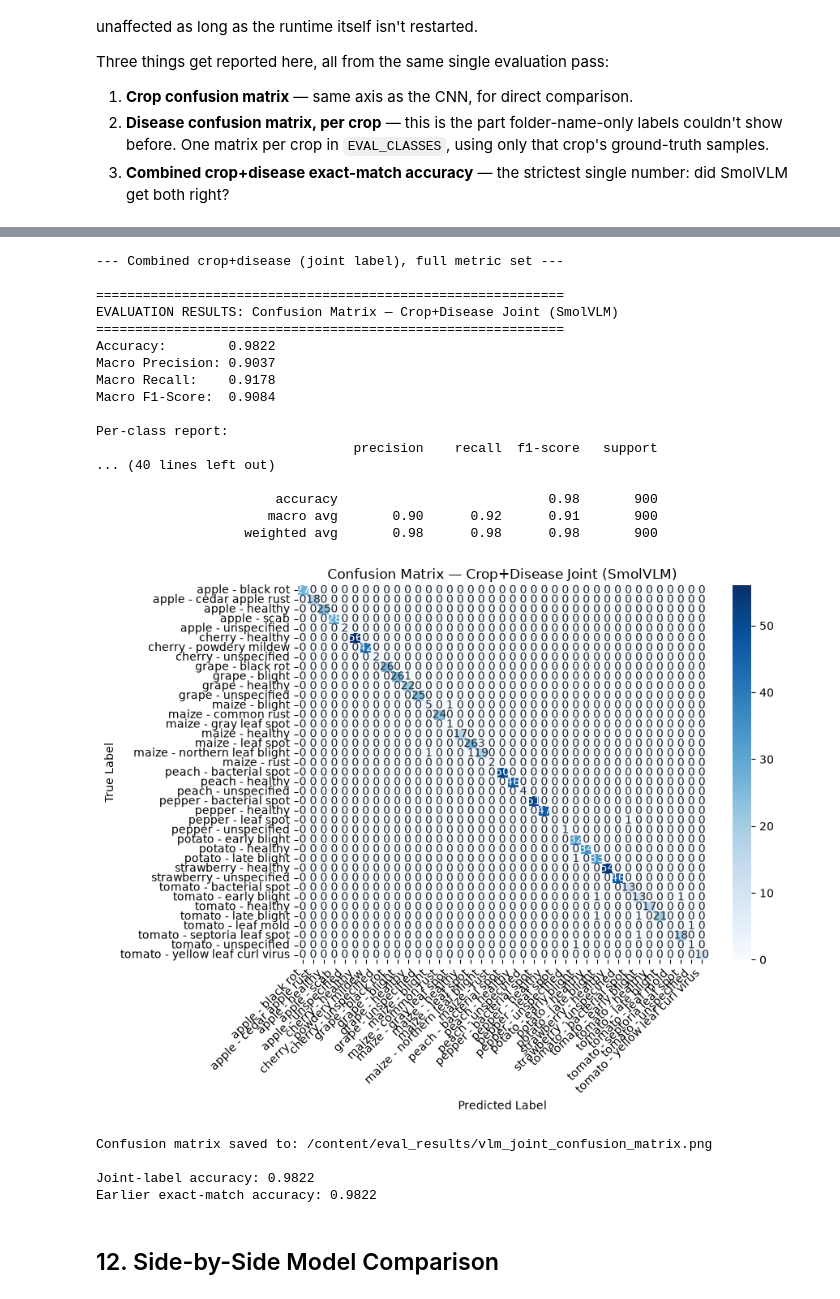
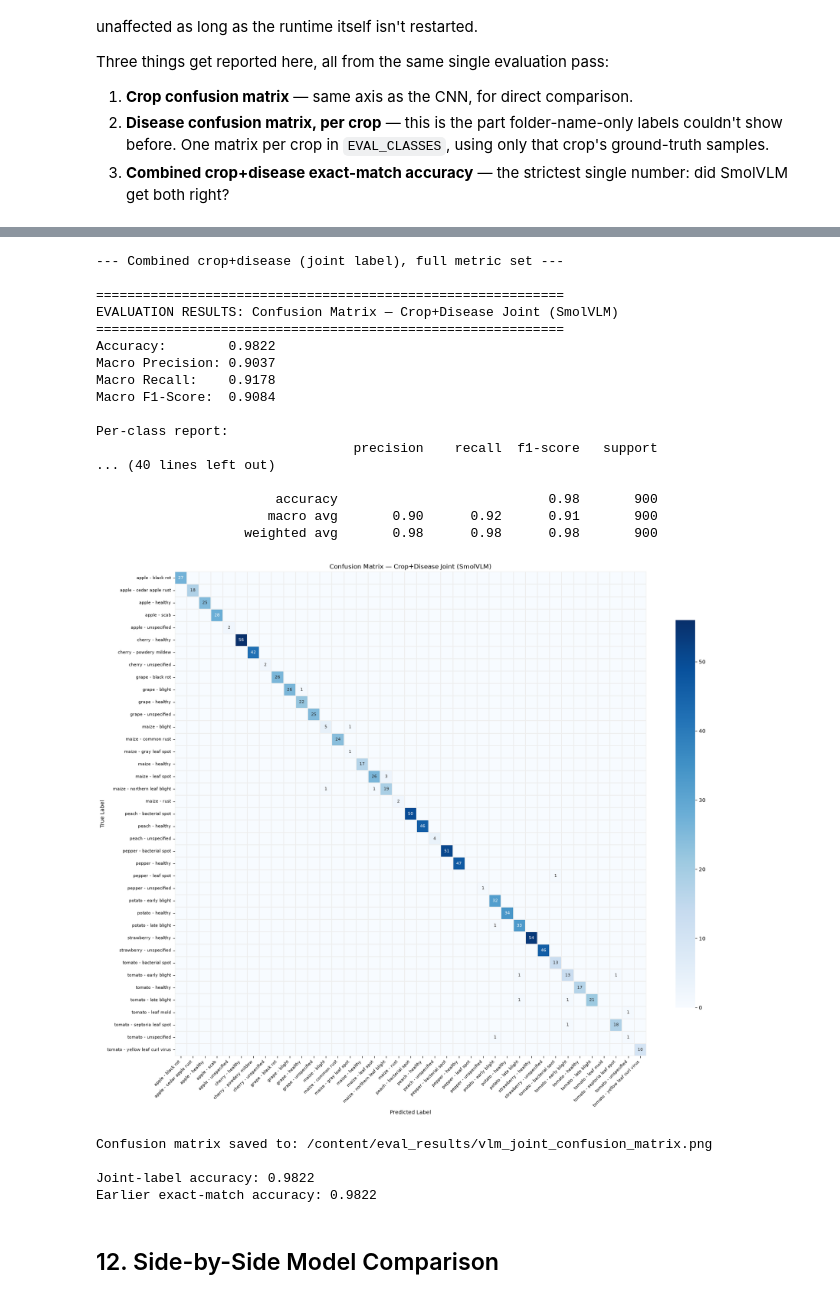
Before and after one commit to sushant0107/nepal-crop-disease-diagnosis, a Jupyter notebook: results/crop_disease_model_evaluations.ipynb, the cells around one changed output, grey strips where cells are left out. Cells and saved outputs as stored; diff of their text form; code cells hidden in the pictures.

```diff
--- a/results/crop_disease_model_evaluations.ipynb
+++ b/results/crop_disease_model_evaluations.ipynb
@@ -932,11 +932,20 @@ def evaluate_vlm_model(model_name, samples, progress_every=10):
     }
 
 
-def compute_and_report_metrics(y_true, y_pred, class_names, model_name, save_prefix, title=None):
+def compute_and_report_metrics(
+    y_true, y_pred, class_names, model_name, save_prefix, title=None,
+    figsize=None, annot_zeros=True, tick_fontsize=None,
+):
     """
     Computes Accuracy, Macro P/R/F1, prints a classification report, and plots
-    a confusion matrix for a single label axis (crop, or one crop's disease
-    set, or the pooled disease set).
+    a confusion matrix for a single label axis (crop, one crop's disease set,
+    the pooled disease set, or the full crop+disease joint label).
+
+    figsize / annot_zeros / tick_fontsize exist for large label sets (e.g. the
+    ~34-class crop+disease joint matrix) where the default sizing makes every
+    cell's "0" annotation and every tick label overlap into an unreadable
+    block. Small matrices (a single crop's 3-9 diseases) look fine with the
+    defaults and don't need these set.
     """
     # Include any stray predicted labels (e.g. "unknown", "other", "error")
     # in the confusion matrix axes rather than silently dropping them.
@@ -957,14 +966,29 @@ def compute_and_report_metrics(y_true, y_pred, class_names, model_name, save_pre
     print("\nPer-class report:")
     print(classification_report(y_true, y_pred, labels=class_names, zero_division=0))
 
+    n_labels = len(labels_for_cm)
     cm = confusion_matrix(y_true, y_pred, labels=labels_for_cm)
-    plt.figure(figsize=(9, 7))
-    sns.heatmap(cm, annot=True, fmt="d", cmap="Blues",
-                xticklabels=labels_for_cm, yticklabels=labels_for_cm)
+
+    # Blank the annotation on empty cells so a big sparse matrix reads as a
+    # clean block-diagonal shape instead of a wall of "0"s fighting the real
+    # counts for attention.
+    annot = cm.astype(str)
+    if not annot_zeros:
+        annot = np.where(cm == 0, "", cm.astype(str))
+
+    fig_w, fig_h = figsize if figsize else (max(9, n_labels * 0.45), max(7, n_labels * 0.4))
+    plt.figure(figsize=(fig_w, fig_h))
+    sns.heatmap(
+        cm, annot=annot, fmt="s", cmap="Blues",
+        xticklabels=labels_for_cm, yticklabels=labels_for_cm,
+        annot_kws={"fontsize": tick_fontsize} if tick_fontsize else None,
+        cbar_kws={"shrink": 0.8}, linewidths=0.3, linecolor="#eeeeee",
+    )
     plt.title(title or f"Confusion Matrix — {model_name}")
     plt.xlabel("Predicted Label")
     plt.ylabel("True Label")
-    plt.xticks(rotation=45, ha="right")
+    plt.xticks(rotation=45, ha="right", fontsize=tick_fontsize)
+    plt.yticks(fontsize=tick_fontsize)
     plt.tight_layout()
 
     cm_path = RESULTS_DIR / f"{save_prefix}_confusion_matrix.png"
@@ -1304,34 +1328,41 @@ joint_classes = sorted(set(y_joint_true))  # ground-truth joint classes only
 print("--- Combined crop+disease (joint label), full metric set ---")
 vlm_joint_metrics = compute_and_report_metrics(
     y_joint_true, y_joint_pred, joint_classes,
     model_name="SmolVLM-256M (LoRA) — Crop+Disease Joint",
     save_prefix="vlm_joint",
     title="Confusion Matrix — Crop+Disease Joint (SmolVLM)",
+    # ~34 joint classes overwhelms the default sizing (every empty cell's "0"
+    # competes with the real counts, tick labels overlap). A bigger canvas,
+    # blanked-out zero cells, and smaller tick text keep the block-diagonal
+    # shape (each crop's diseases only confuse within that crop) legible.
+    figsize=(18, 15),
+    annot_zeros=False,
+    tick_fontsize=8,
 )
 
 # Sanity check: should exactly match the earlier both_correct figure
 print(f"\nJoint-label accuracy: {vlm_joint_metrics['accuracy']:.4f}")
 print(f"Earlier exact-match accuracy: {vlm_combined_exact_match_accuracy:.4f}")
 assert abs(vlm_joint_metrics["accuracy"] - vlm_combined_exact_match_accuracy) < 1e-9
 # %% [output]
 --- Combined crop+disease (joint label), full metric set ---
 
 ============================================================
 EVALUATION RESULTS: Confusion Matrix — Crop+Disease Joint (SmolVLM)
 ============================================================
 Accuracy:        0.9822
 Macro Precision: 0.9037
 Macro Recall:    0.9178
 Macro F1-Score:  0.9084
 
 Per-class report:
                                  precision    recall  f1-score   support
 ... (40 lines left out)
 
                        accuracy                           0.98       900
                       macro avg       0.90      0.92      0.91       900
                    weighted avg       0.98      0.98      0.98       900
-[figure, old version]
+[figure, new version]
 Confusion matrix saved to: /content/eval_results/vlm_joint_confusion_matrix.png
 
 Joint-label accuracy: 0.9822
```
Also changed, not shown: parts of 4 cells of this notebook.
